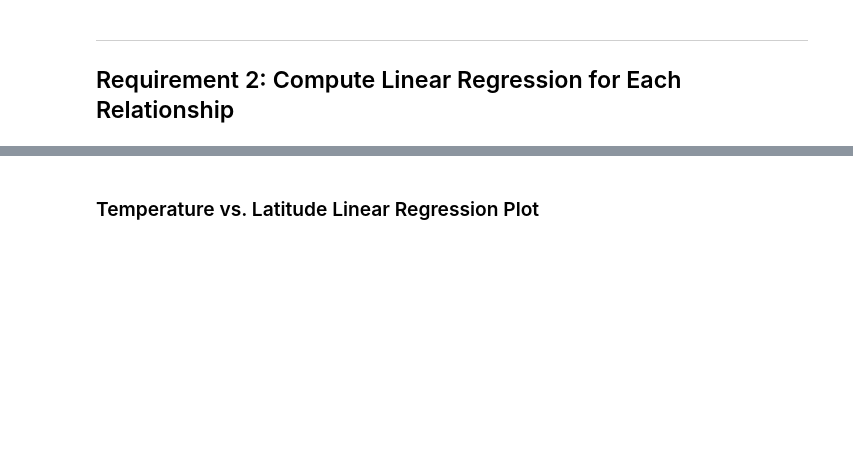
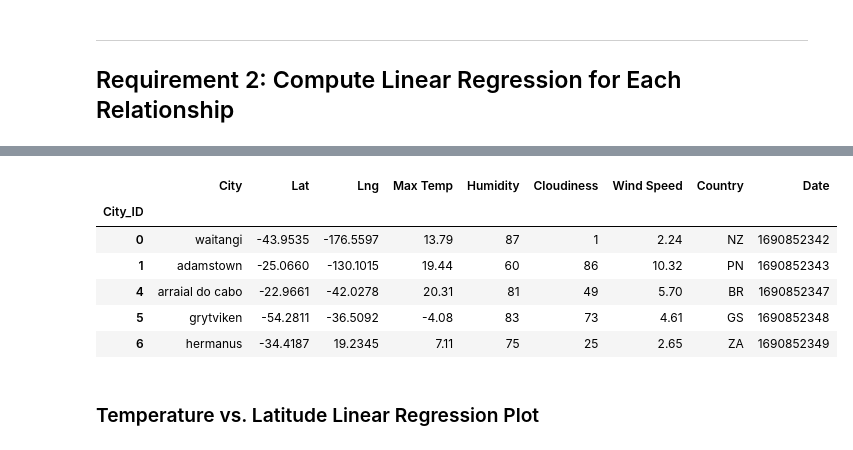
Before and after one commit to digital-buddha42/python-api-challenge, a Jupyter notebook: WeatherPy/WeatherPy-homework.ipynb, the cells around one changed output, grey strips where cells are left out. Cells and saved outputs as stored; diff of their text form; code cells hidden in the pictures; blank space fills up the shorter version.

```diff
--- a/WeatherPy/WeatherPy-homework.ipynb
+++ b/WeatherPy/WeatherPy-homework.ipynb
@@ -286,8 +295,16 @@ northern_hemi_df.head()
 # %%
 # Create a DataFrame with the Southern Hemisphere data (Latitude < 0)
-# YOUR CODE HERE
+southern_hemi_df = city_data_df.loc[city_data_df['Lat'] < 0]
 
 # Display sample data
 southern_hemi_df.head()
+# %% [output]
+|  | City | Lat | Lng | Max Temp | Humidity | Cloudiness | Wind Speed | Country | Date |
+| City_ID |  |  |  |  |  |  |  |  |  |
+| 0 | waitangi | -43.9535 | -176.5597 | 13.79 | 87 | 1 | 2.24 | NZ | 1690852342 |
+| 1 | adamstown | -25.0660 | -130.1015 | 19.44 | 60 | 86 | 10.32 | PN | 1690852343 |
+| 4 | arraial do cabo | -22.9661 | -42.0278 | 20.31 | 81 | 49 | 5.70 | BR | 1690852347 |
+| 5 | grytviken | -54.2811 | -36.5092 | -4.08 | 83 | 73 | 4.61 | GS | 1690852348 |
+| 6 | hermanus | -34.4187 | 19.2345 | 7.11 | 75 | 25 | 2.65 | ZA | 1690852349 |
 # %% [markdown]
 ###  Temperature vs. Latitude Linear Regression Plot
```
Also changed, not shown: parts of 14 cells of this notebook, 6 other files.
